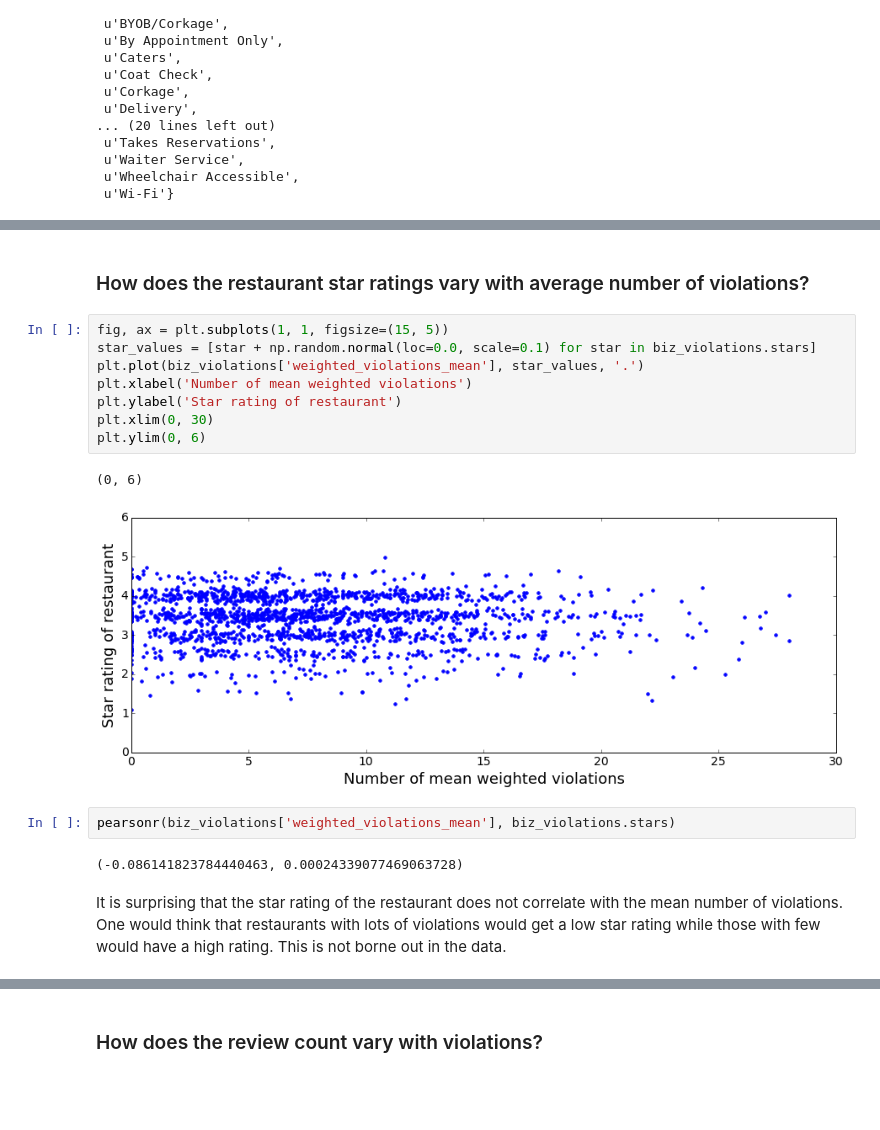
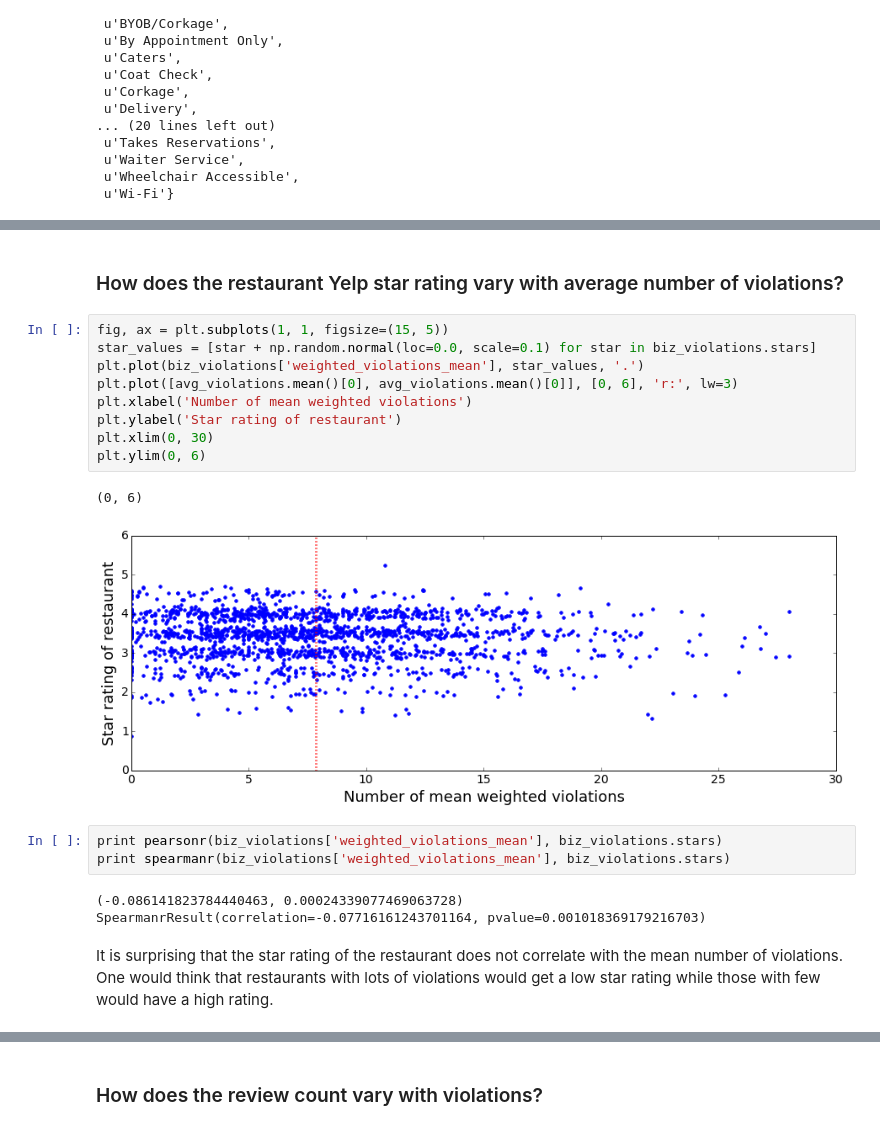
Before and after one commit to jhalverson/data_science, a Jupyter notebook: project_boston_restaurants/part_2_yelp_business_data.ipynb, the cells around one changed output, grey strips where cells are left out. Saved outputs shown, nothing was run; the diff lists cells and outputs as text; blank space fills up the shorter version.

Commit message:
Starting to look at correlation time

```diff
--- a/project_boston_restaurants/part_2_yelp_business_data.ipynb
+++ b/project_boston_restaurants/part_2_yelp_business_data.ipynb
@@ -252,22 +282,25 @@ Wheelchair Accessible 1258 3.36380967075 3.71750648639
 # %% [markdown]
-### How does the restaurant star ratings vary with average number of violations?
+### How does the restaurant Yelp star rating vary with average number of violations?
 # %%
 fig, ax = plt.subplots(1, 1, figsize=(15, 5))
 star_values = [star + np.random.normal(loc=0.0, scale=0.1) for star in biz_violations.stars]
 plt.plot(biz_violations['weighted_violations_mean'], star_values, '.')
+plt.plot([avg_violations.mean()[0], avg_violations.mean()[0]], [0, 6], 'r:', lw=3)
 plt.xlabel('Number of mean weighted violations')
 plt.ylabel('Star rating of restaurant')
 plt.xlim(0, 30)
 plt.ylim(0, 6)
 # %% [output]
 (0, 6)
-[figure, old version]
+[figure, new version]
 # %%
-pearsonr(biz_violations['weighted_violations_mean'], biz_violations.stars)
+print pearsonr(biz_violations['weighted_violations_mean'], biz_violations.stars)
+print spearmanr(biz_violations['weighted_violations_mean'], biz_violations.stars)
 # %% [output]
 (-0.086141823784440463, 0.00024339077469063728)
+SpearmanrResult(correlation=-0.07716161243701164, pvalue=0.001018369179216703)
 # %% [markdown]
-It is surprising that the star rating of the restaurant does not correlate with the mean number of violations. One would think that restaurants with lots of violations would get a low star rating while those with few would have a high rating. This is not borne out in the data.
+It is surprising that the star rating of the restaurant does not correlate with the mean number of violations. One would think that restaurants with lots of violations would get a low star rating while those with few would have a high rating.
 # %%
 fig, ax = plt.subplots(1, 1, figsize=(15, 5))
 star_values = [star + np.random.normal(loc=0.0, scale=0.1) for star in biz_violations.stars]
```
Also changed, not shown: parts of 18 cells of this notebook, 2 other files.
